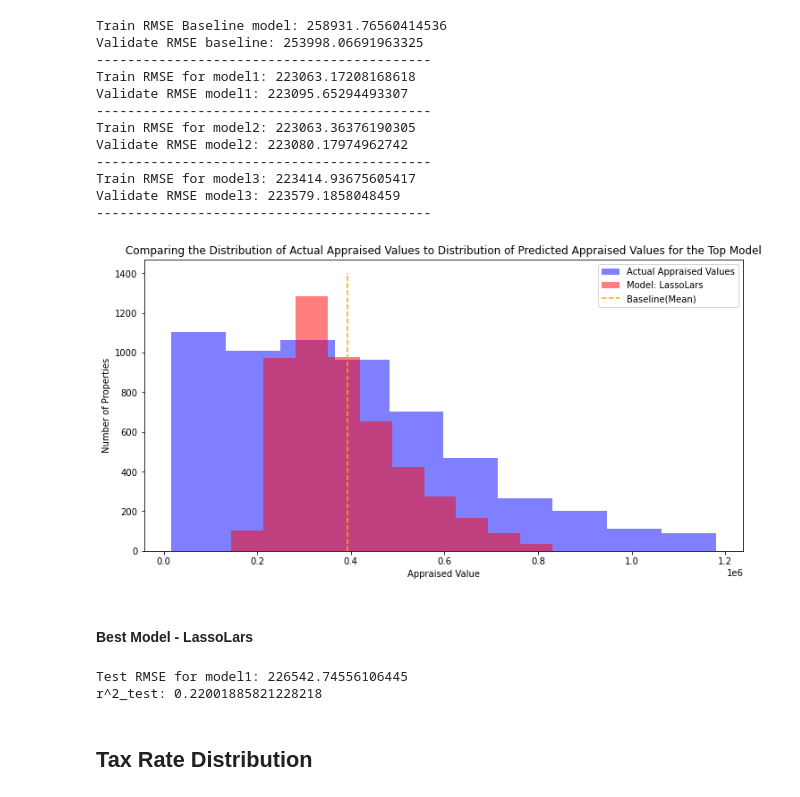
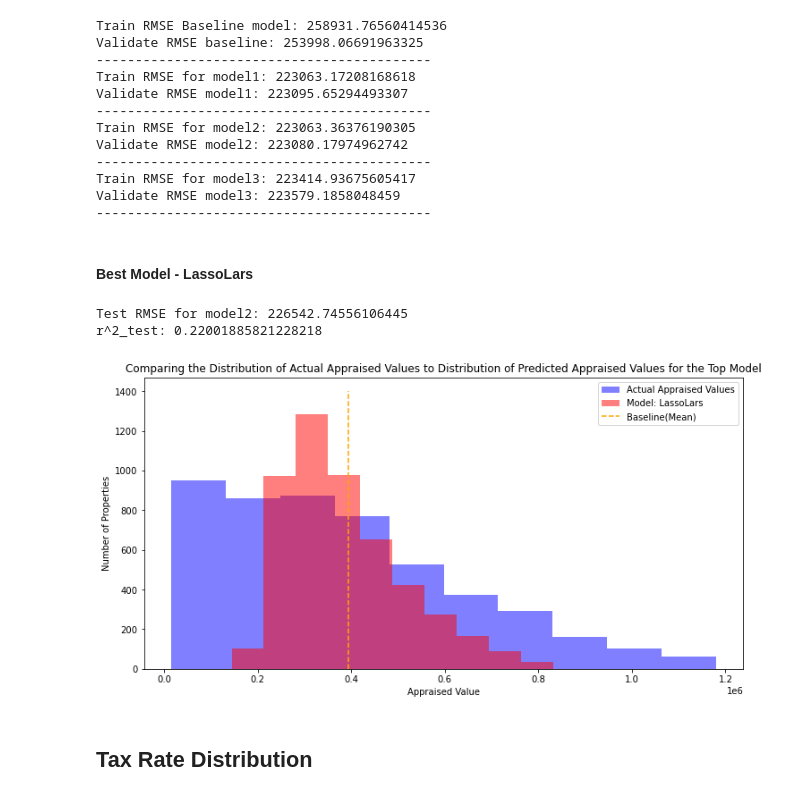
Before and after one commit to chadallen210/zillow-regression-project, a Jupyter notebook: workbook.ipynb, the cells around one changed output. Cells and saved outputs as stored; diff of their text form; code cells hidden in the pictures.

```diff
--- a/workbook.ipynb
+++ b/workbook.ipynb
@@ -799,22 +799,6 @@ Validate RMSE model2: 223080.17974962742
 Train RMSE for model3: 223414.93675605417
 Validate RMSE model3: 223579.1858048459
 -------------------------------------------
-# %%
-# plot to visualize actual vs predicted.
-plt.figure(figsize=(12,6))
-plt.hist(y_validate.actual, color='blue', alpha=.5, label="Actual Appraised Values")
-plt.vlines(y_train.actual.mean(), 0, 1400, ls='--', color='orange', label='Baseline(Mean)')
-# plt.hist(y_validate.model1, color='red', alpha=.5, label="Model: LinearRegression")
-plt.hist(y_test.model2, color='red', alpha=.5, label='Model: LassoLars')
-# plt.hist(y_validate.model3, color='green', alpha=.5, label="Model: TweedieRegressor(GLM)")
-plt.xlabel("Appraised Value")
-plt.ylabel("Number of Properties")
-plt.title("Comparing the Distribution of Actual Appraised Values to Distribution of Predicted Appraised Values for the Top Model")
-plt.legend()
-plt.savefig('chart.png', facecolor='white')
-plt.show()
-# %% [output]
-[figure, removed]
 # %% [markdown]
 #### Best Model - LassoLars
 # %%
@@ -822,11 +806,27 @@ y_test = pd.DataFrame({'actual': y_test})
 # use the model to make predictions
 y_test['model2'] = model2.predict(X_test_scaled)
 
-print('Test RMSE for model1:', math.sqrt(mean_squared_error(y_test.actual, y_test.model2)))
+print('Test RMSE for model2:', math.sqrt(mean_squared_error(y_test.actual, y_test.model2)))
 print('r^2_test:', explained_variance_score(y_test.actual, y_test.model2))
 # %% [output]
-Test RMSE for model1: 226542.74556106445
+Test RMSE for model2: 226542.74556106445
 r^2_test: 0.22001885821228218
+# %%
+# plot to visualize actual vs predicted.
+plt.figure(figsize=(12,6))
+plt.hist(y_test.actual, color='blue', alpha=.5, label="Actual Appraised Values")
+plt.vlines(y_train.actual.mean(), 0, 1400, ls='--', color='orange', label='Baseline(Mean)')
+# plt.hist(y_validate.model1, color='red', alpha=.5, label="Model: LinearRegression")
+plt.hist(y_test.model2, color='red', alpha=.5, label='Model: LassoLars')
+# plt.hist(y_validate.model3, color='green', alpha=.5, label="Model: TweedieRegressor(GLM)")
+plt.xlabel("Appraised Value")
+plt.ylabel("Number of Properties")
+plt.title("Comparing the Distribution of Actual Appraised Values to Distribution of Predicted Appraised Values for the Top Model")
+plt.legend()
+# plt.savefig('chart.png', facecolor='white')
+plt.show()
+# %% [output]
+[figure, added]
 # %% [markdown]
 ## Tax Rate Distribution
 # %%
```
Also changed, not shown: parts of 1 cell of this notebook.
